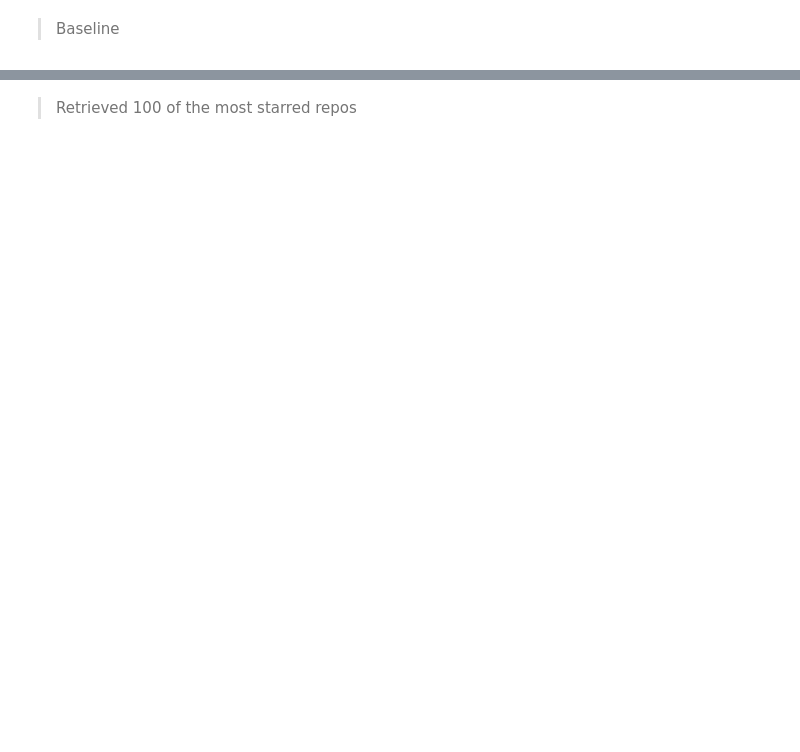
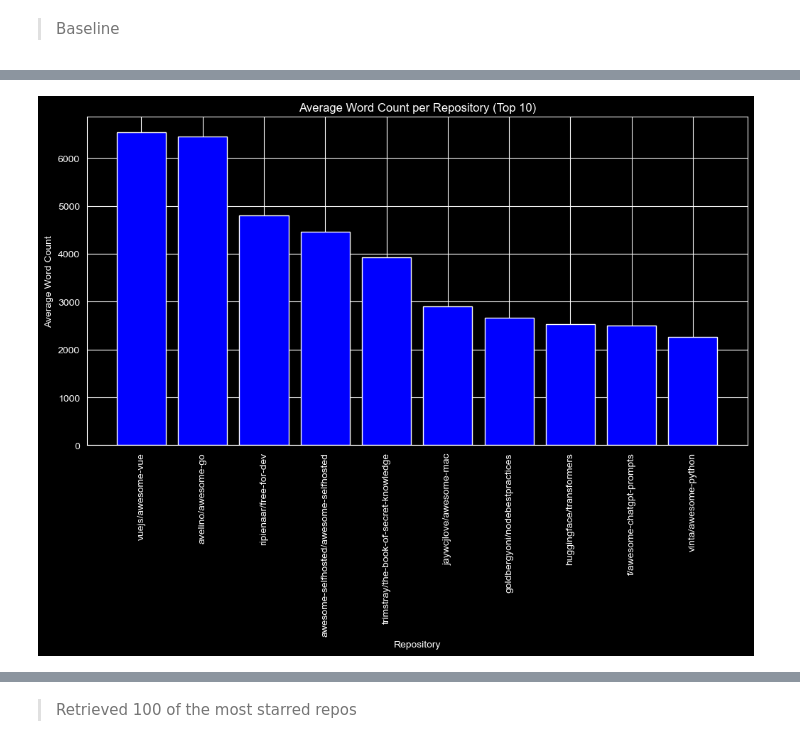
Before and after one commit to taylor-garcia-moore/nlp-project, a Jupyter notebook: Py Files/mvp_nlp_dlt-final.ipynb, the cells around one changed output, grey strips where cells are left out. Drawn from its saved outputs; the diff is of its cells as text; code cells hidden in the pictures; blank space fills up the shorter version.

```diff
--- a/Py Files/mvp_nlp_dlt-final.ipynb
+++ b/Py Files/mvp_nlp_dlt-final.ipynb
@@ -128,4 +124,32 @@ prepare.apply_stopword_removal(df)
 100 rows × 3 columns
+# %%
+import matplotlib.pyplot as plt
+
+# Calculate the average word count for each repository
+df['Word Count'] = df['Readme'].apply(lambda x: len(x.split()))
+average_word_count = df.groupby('Repository')['Word Count'].mean()
+
+# Sort the repositories by average word count in descending order
+sorted_word_count = average_word_count.sort_values(ascending=False)
+
+# Select the top 10 repositories
+top_10_repositories = sorted_word_count.head(10)
+
+# Arrange the repositories and their average word count in separate lists
+repositories = top_10_repositories.index.tolist()
+word_counts = top_10_repositories.values.tolist()
+
+
+# Visualize the average word count for the top 10 repositories
+plt.figure(figsize=(12, 6))
+plt.bar(repositories, word_counts, color='blue')
+plt.title("Average Word Count per Repository (Top 10)")
+plt.xlabel("Repository")
+plt.ylabel("Average Word Count")
+plt.xticks(rotation=90)
+plt.show()
+# %% [output]
+[figure, added]
 # %%
 prepare.extract_common_words(df)
 # %% [output]
```
Also changed, not shown: parts of 38 cells of this notebook.
